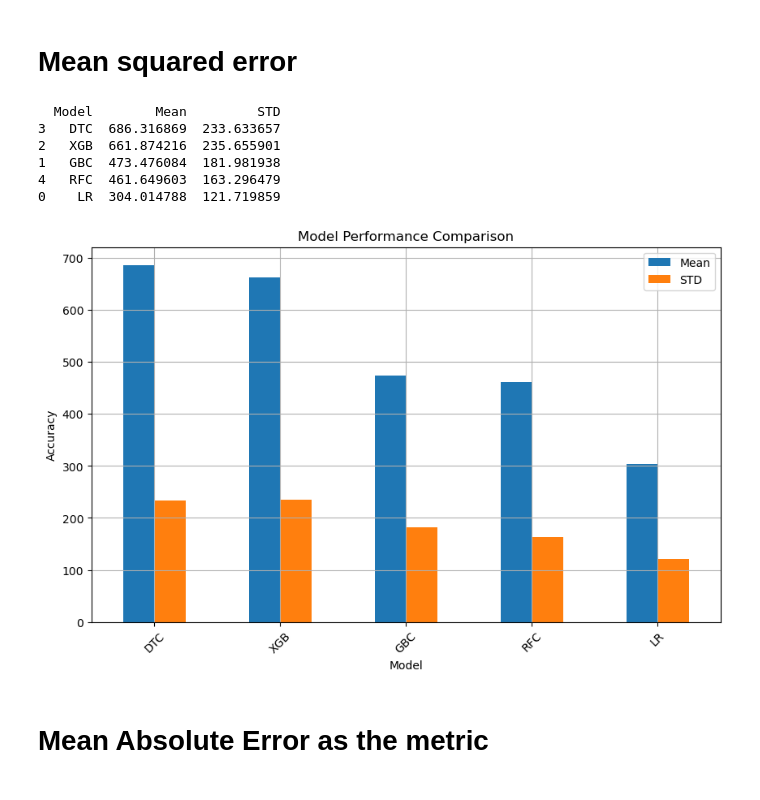
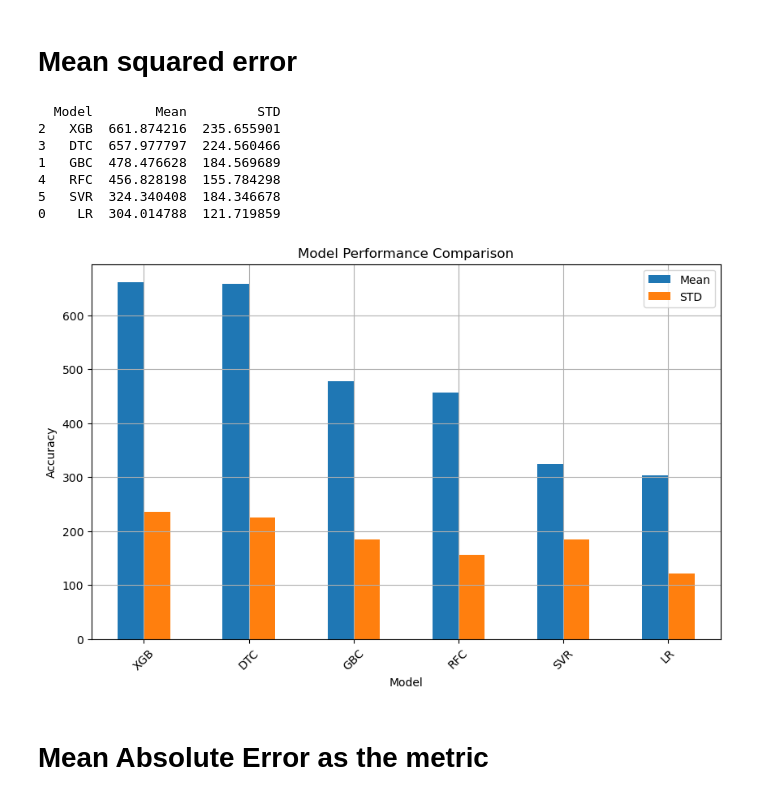
Before and after one commit to MaukanMir/Alchool-Expenditure-Classification, a Jupyter notebook: training.ipynb, the cells around one changed output. Saved outputs shown, nothing was run; the diff lists cells and outputs as text; code cells hidden in the pictures.

```diff
--- a/training.ipynb
+++ b/training.ipynb
@@ -35,7 +35,8 @@ def get_regression_models(names):
     "DTC": DecisionTreeRegressor(),
     "XGB":XGBRegressor(),
     "Lasso":Lasso(),
-    "Ridge":Ridge()
+    "Ridge":Ridge(),
+    "SVR":SVR()
   }
   return [models[model_name] for model_name in names]
 
@@ -250,18 +251,19 @@ Mean: 249.677 (97.508)
 # %% [markdown]
 # Mean squared error
 # %%
-names = ["LR", "GBC", "XGB","DTC", "RFC"]
+names = ["LR", "GBC", "XGB","DTC", "RFC", "SVR"]
 models = get_regression_models(names)
 metric = make_scorer(mean_squared_error)
 testing_selected_models(names, models, X, y, metric)
 # %% [output]
   Model        Mean         STD
-3   DTC  686.316869  233.633657
 2   XGB  661.874216  235.655901
-1   GBC  473.476084  181.981938
-4   RFC  461.649603  163.296479
+3   DTC  657.977797  224.560466
+1   GBC  478.476628  184.569689
+4   RFC  456.828198  155.784298
+5   SVR  324.340408  184.346678
 0    LR  304.014788  121.719859
-[figure, old version]
+[figure, new version]
 # %% [markdown]
 # Mean Absolute Error as the metric
 # %%
```
Also changed, not shown: parts of 2 cells of this notebook.
